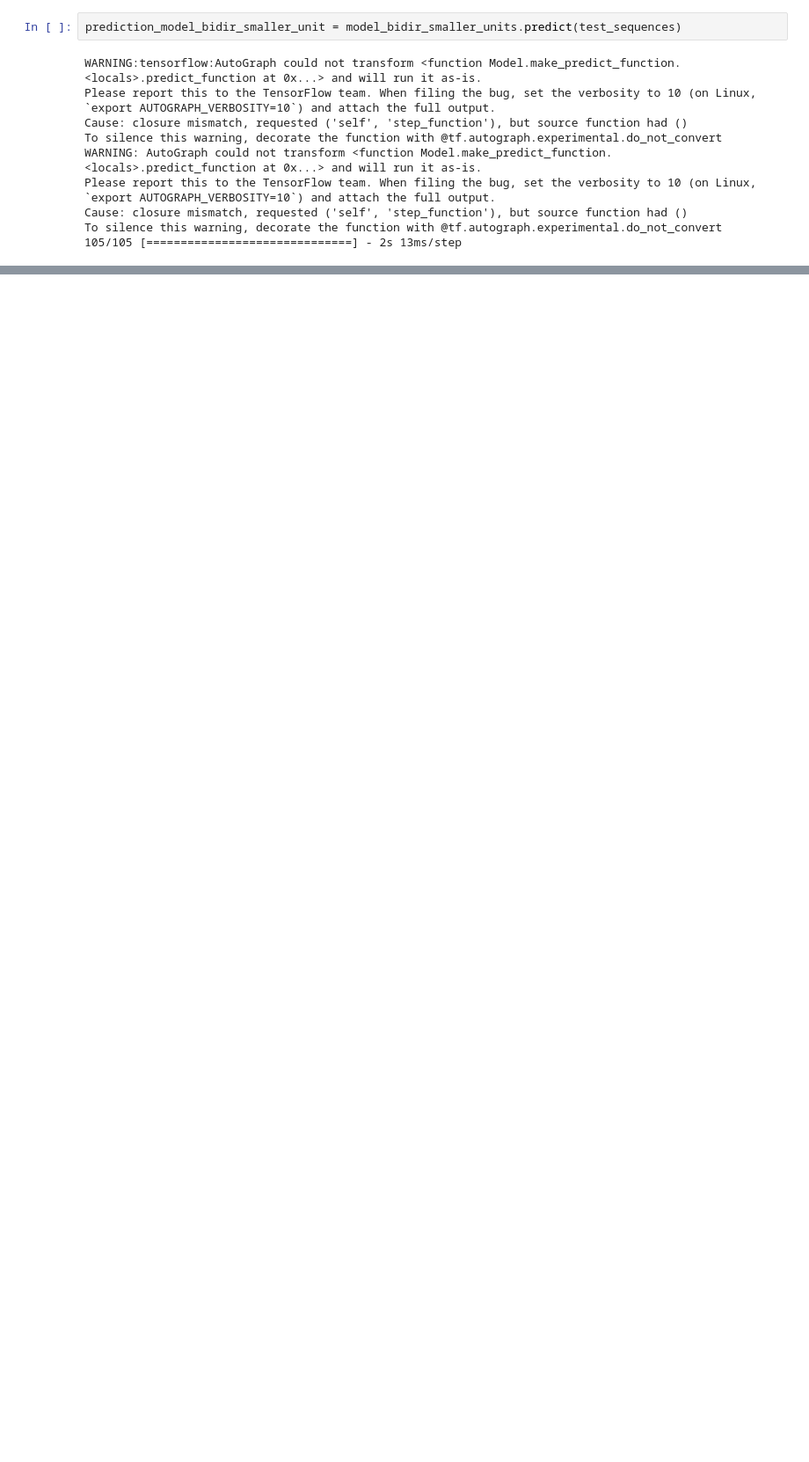
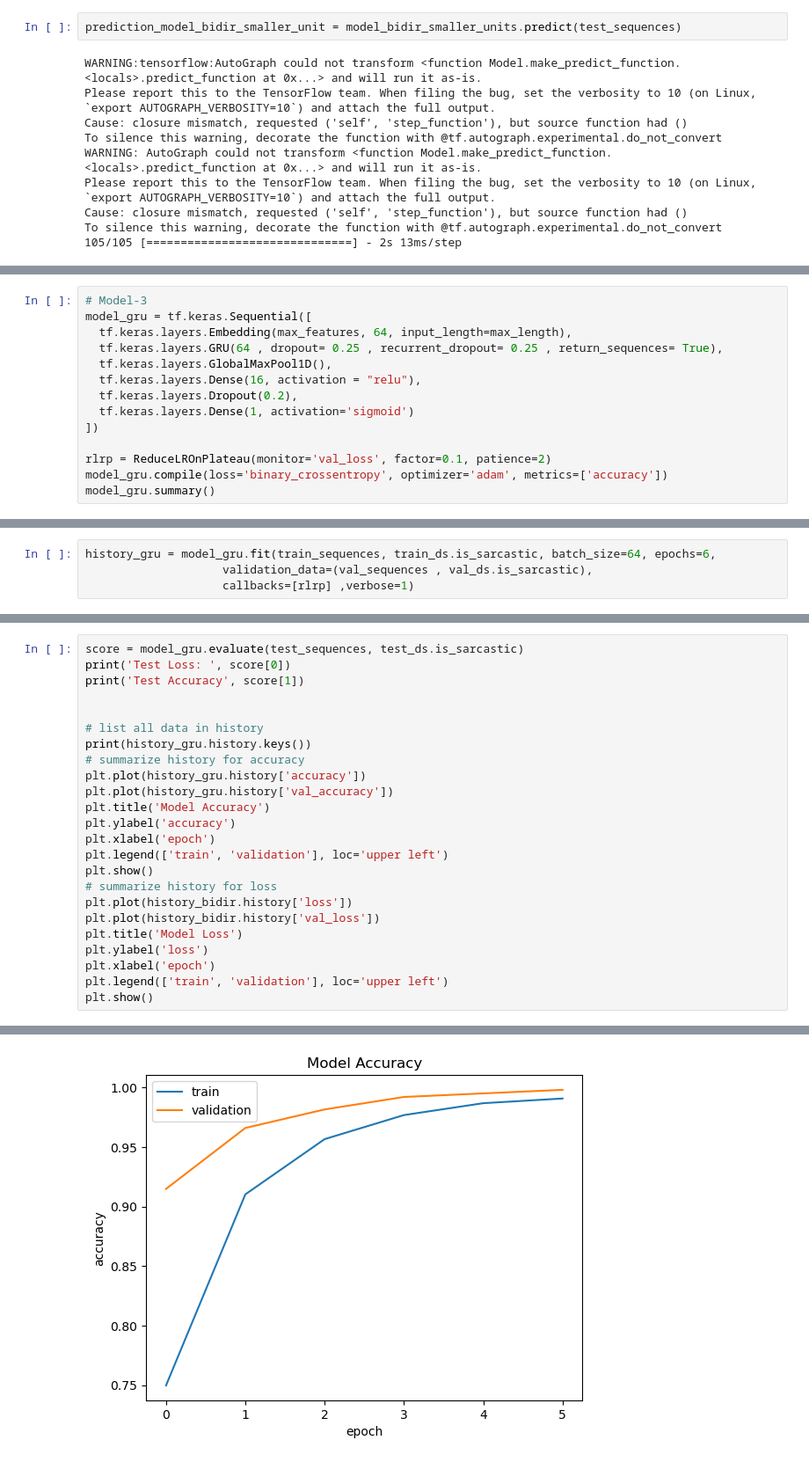
Before and after one commit to ferasdahrooge/Sarcasm-Detector, a Jupyter notebook: sarcasm_detector.ipynb, the cells around one changed output, grey strips where cells are left out. Shown at 88% size. Drawn from its saved outputs; the diff is of its cells as text; blank space fills up the shorter version.

Commit message:
Add Gated Recurrent Unit

```diff
--- a/sarcasm_detector.ipynb
+++ b/sarcasm_detector.ipynb
@@ -501,0 +484,14 @@ array([[9.9991947e-01],
+# %%
+# Model-3
+model_gru = tf.keras.Sequential([
+  tf.keras.layers.Embedding(max_features, 64, input_length=max_length),
+  tf.keras.layers.GRU(64 , dropout= 0.25 , recurrent_dropout= 0.25 , return_sequences= True),
+  tf.keras.layers.GlobalMaxPool1D(),
+  tf.keras.layers.Dense(16, activation = "relu"),
+  tf.keras.layers.Dropout(0.2),
+  tf.keras.layers.Dense(1, activation='sigmoid')
+])
+
+rlrp = ReduceLROnPlateau(monitor='val_loss', factor=0.1, patience=2)
+model_gru.compile(loss='binary_crossentropy', optimizer='adam', metrics=['accuracy'])
+model_gru.summary()
@@ -501,0 +516,4 @@ array([[9.9991947e-01],
+# %%
+history_gru = model_gru.fit(train_sequences, train_ds.is_sarcastic, batch_size=64, epochs=6,
+                    validation_data=(val_sequences , val_ds.is_sarcastic),
+                    callbacks=[rlrp] ,verbose=1)
@@ -501,0 +538,25 @@ array([[9.9991947e-01],
+# %%
+score = model_gru.evaluate(test_sequences, test_ds.is_sarcastic)
+print('Test Loss: ', score[0])
+print('Test Accuracy', score[1])
+
+
+# list all data in history
+print(history_gru.history.keys())
+# summarize history for accuracy
+plt.plot(history_gru.history['accuracy'])
+plt.plot(history_gru.history['val_accuracy'])
+plt.title('Model Accuracy')
+plt.ylabel('accuracy')
+plt.xlabel('epoch')
+plt.legend(['train', 'validation'], loc='upper left')
+plt.show()
+# summarize history for loss
+plt.plot(history_bidir.history['loss'])
+plt.plot(history_bidir.history['val_loss'])
+plt.title('Model Loss')
+plt.ylabel('loss')
+plt.xlabel('epoch')
+plt.legend(['train', 'validation'], loc='upper left')
+plt.show()
+# %% [output]
@@ -501,0 +567 @@ array([[9.9991947e-01],
+[figure, added]
```
Also changed, not shown: parts of 9 cells of this notebook.
